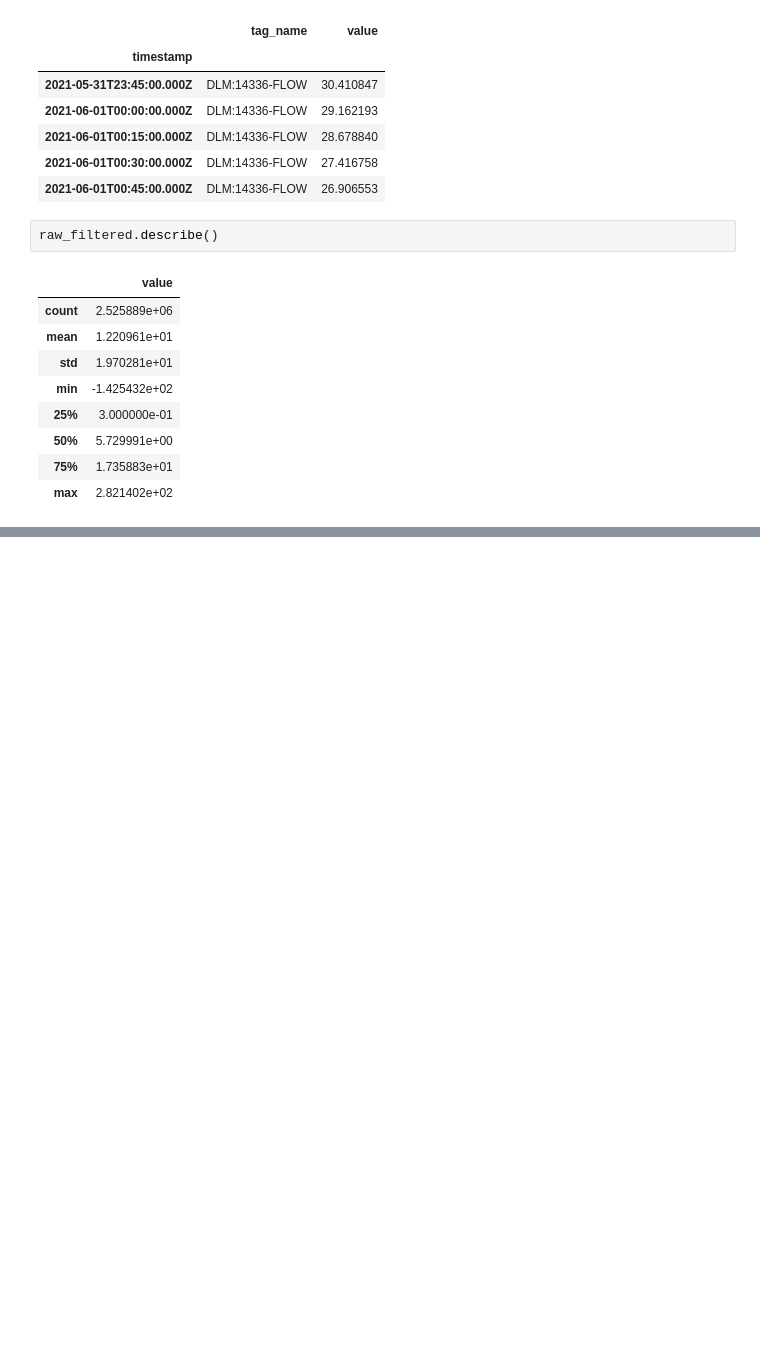
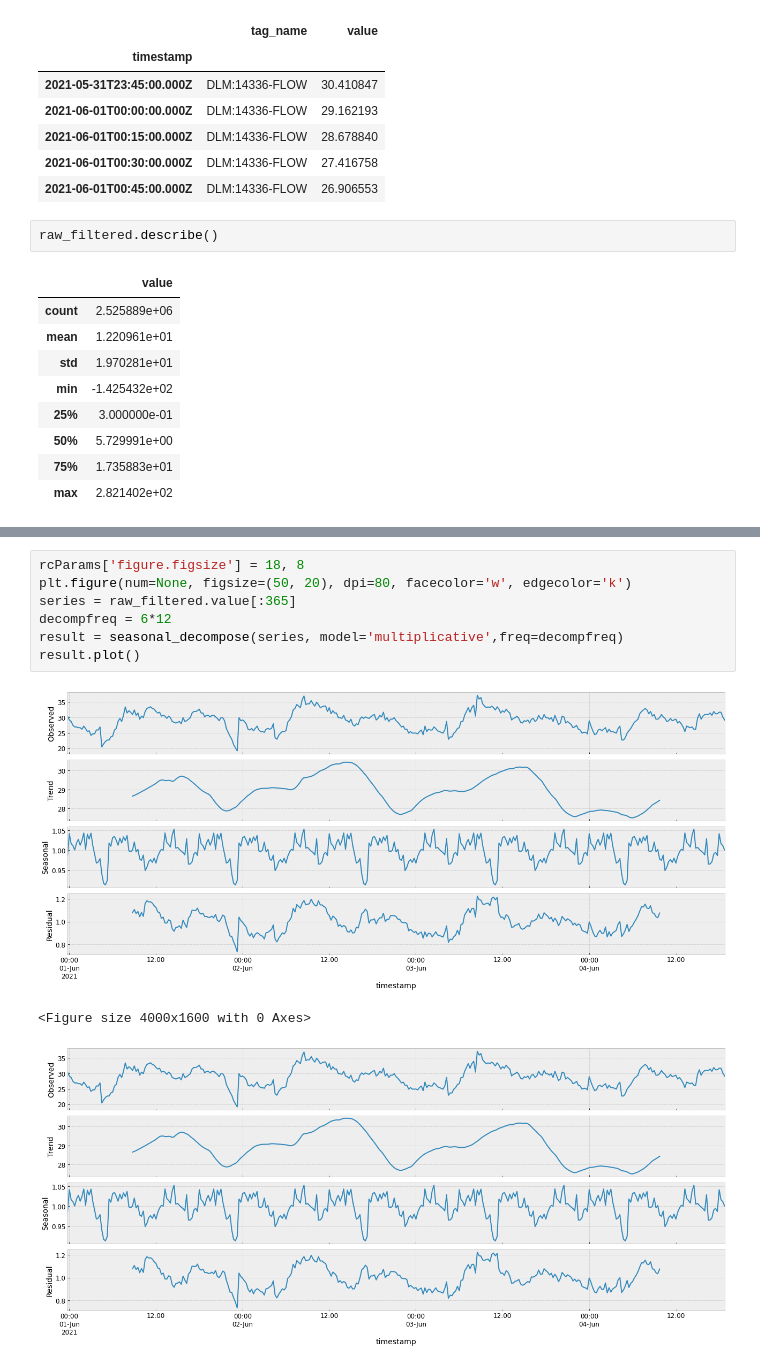
Before and after one commit to JasonF-Explore/time-series-forecasting-with-python, a Jupyter notebook: enrich/water/Forecasting/Notebooks/demand_time_series_analysis.ipynb, the cells around one changed output, grey strips where cells are left out. Cells and saved outputs as stored; diff of their text form; blank space fills up the shorter version.

```diff
--- a/enrich/water/Forecasting/Notebooks/demand_time_series_analysis.ipynb
+++ b/enrich/water/Forecasting/Notebooks/demand_time_series_analysis.ipynb
@@ -155,0 +195,11 @@ raw_filtered.describe()
+# %%
+rcParams['figure.figsize'] = 18, 8
+plt.figure(num=None, figsize=(50, 20), dpi=80, facecolor='w', edgecolor='k')
+series = raw_filtered.value[:365]
+decompfreq = 6*12
+result = seasonal_decompose(series, model='multiplicative',freq=decompfreq)
+result.plot()
+# %% [output]
+[figure, added]
+<Figure size 4000x1600 with 0 Axes>
+[figure, added]
```
Also changed, not shown: parts of 15 cells of this notebook.
